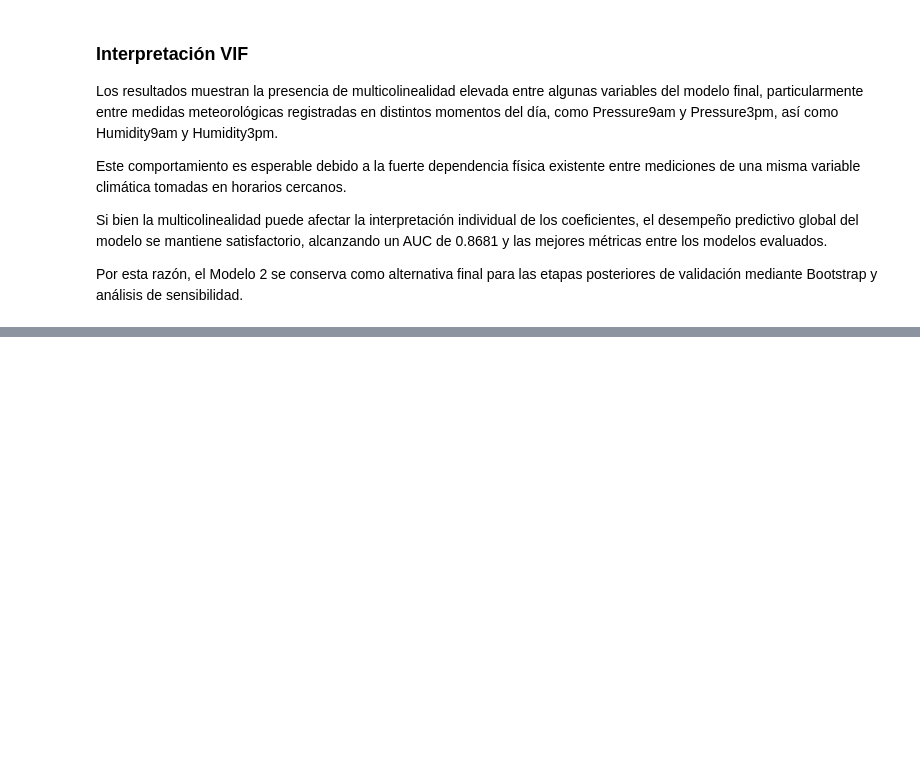
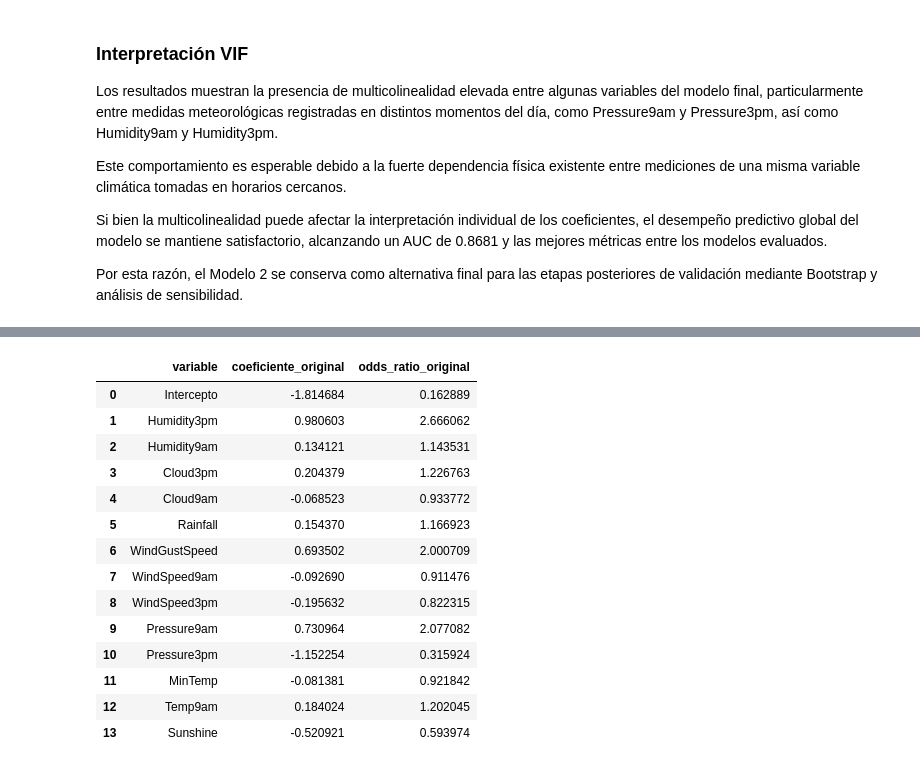
Before and after one commit to alanabermudezaballay/mcdi500_s1_grupo7, a Jupyter notebook: EstadisticaComputacional/S3/proyecto_integrado.ipynb, the cells around one changed output, grey strips where cells are left out. Drawn from its saved outputs; the diff is of its cells as text; code cells hidden in the pictures; blank space fills up the shorter version.

```diff
--- a/EstadisticaComputacional/S3/proyecto_integrado.ipynb
+++ b/EstadisticaComputacional/S3/proyecto_integrado.ipynb
@@ -1317,0 +1641,38 @@ Por esta razón, el Modelo 2 se conserva como alternativa final para las etapas
+# %%
+# ==========================================
+# Coeficientes originales del Modelo 2
+# Celda autónoma sin dependencia de imports previos
+# ==========================================
+
+import pandas as pd
+import numpy as np
+
+coef_original = pd.DataFrame({
+    "variable": ["Intercepto"] + variables_stepwise_final,
+    "coeficiente_original": np.concatenate([
+        modelo2.intercept_,
+        modelo2.coef_[0]
+    ])
+})
+
+coef_original["odds_ratio_original"] = np.exp(
+    coef_original["coeficiente_original"]
+)
+
+coef_original
+# %% [output]
+|  | variable | coeficiente_original | odds_ratio_original |
+| 0 | Intercepto | -1.814684 | 0.162889 |
+| 1 | Humidity3pm | 0.980603 | 2.666062 |
+| 2 | Humidity9am | 0.134121 | 1.143531 |
+| 3 | Cloud3pm | 0.204379 | 1.226763 |
+| 4 | Cloud9am | -0.068523 | 0.933772 |
+| 5 | Rainfall | 0.154370 | 1.166923 |
+| 6 | WindGustSpeed | 0.693502 | 2.000709 |
+| 7 | WindSpeed9am | -0.092690 | 0.911476 |
+| 8 | WindSpeed3pm | -0.195632 | 0.822315 |
+| 9 | Pressure9am | 0.730964 | 2.077082 |
+| 10 | Pressure3pm | -1.152254 | 0.315924 |
+| 11 | MinTemp | -0.081381 | 0.921842 |
+| 12 | Temp9am | 0.184024 | 1.202045 |
+| 13 | Sunshine | -0.520921 | 0.593974 |
```
Also changed, not shown: parts of 26 cells of this notebook, 6 other files.
